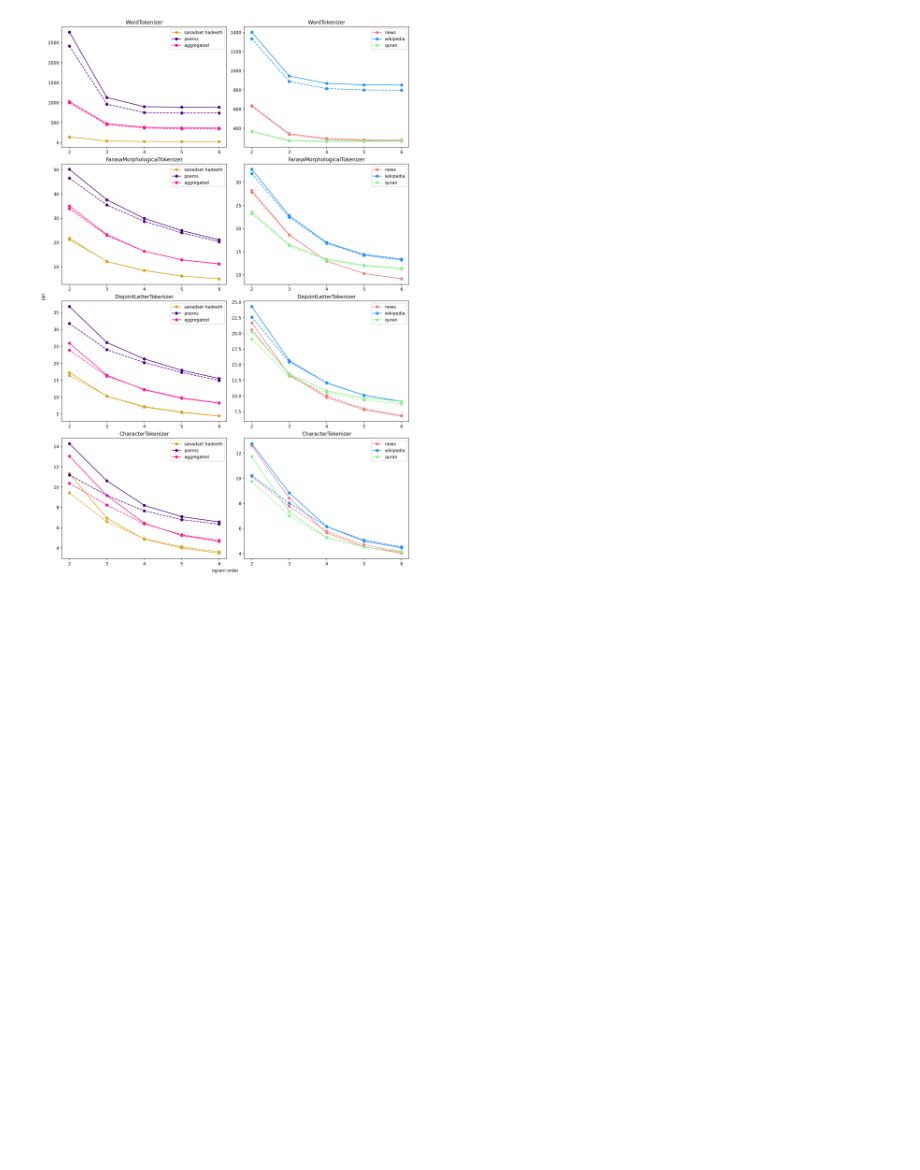
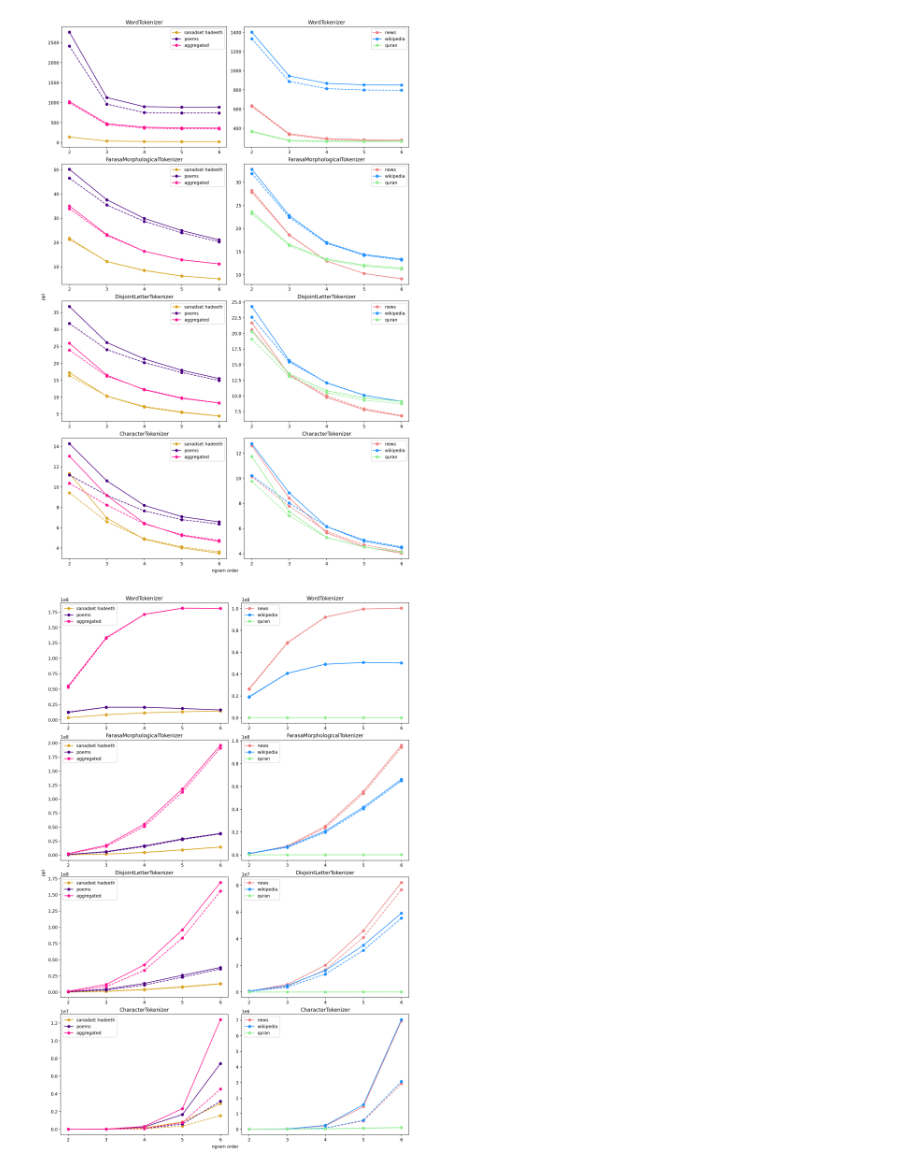
Before and after one commit to MagedSaeed/DotlessArabic, a Jupyter notebook: dotless_arabic/experiments/ngrams/notebooks/ngrams_results_plots.ipynb, the cells around one changed output. Saved outputs shown, nothing was run; the diff lists cells and outputs as text; code cells hidden in the pictures; blank space fills up the shorter version.

Commit message:
add ngrams results plots

```diff
--- a/dotless_arabic/experiments/ngrams/notebooks/ngrams_results_plots.ipynb
+++ b/dotless_arabic/experiments/ngrams/notebooks/ngrams_results_plots.ipynb
@@ -120,3 +120,55 @@ for i in range(4):
         axis[i, j].legend(loc="upper right",fontsize = f'{fontsize}')
 # %% [output]
 [figure]
+# %%
+fontsize = 10
+figsize = (12, 18)
+figure, axis = plt.subplots(
+    nrows=4,
+    ncols=2,
+    figsize=figsize,
+    dpi=200,
+    layout="constrained",
+)
+
+plt.rc("font", size=fontsize)
+figure.supxlabel("ngram order", fontsize=fontsize)
+figure.supylabel("ppl", fontsize=fontsize)
+
+for i in range(4):
+    for j in range(2):
+        axis[i, j].set_xticks(range(2, 7))
+
+for tokenizer_index, tokenizer_class in enumerate(sorted(results_dict,reverse=True)):
+    for dataset_index, dataset_name in enumerate(results_dict[tokenizer_class]):
+        for text_type in tok[dataset]:
+            if text_type.startswith("un"):
+                axis[tokenizer_index, (dataset_index + 1) % 2].plot(
+                    range(2, 7),
+                    [
+                        results_dict[tokenizer_class][dataset_name][text_type][order]["ngrams"]
+                        for order in results_dict[tokenizer_class][dataset_name][text_type]
+                    ],
+                    "o",
+                    linestyle="dashed",
+                    color=colors[dataset_index],
+                )
+            else:
+                axis[tokenizer_index, (dataset_index + 1) % 2].plot(
+                    range(2, 7),
+                    [
+                        results_dict[tokenizer_class][dataset_name][text_type][order]["ngrams"]
+                        for order in results_dict[tokenizer_class][dataset_name][text_type]
+                    ],
+                    "o",
+                    linestyle="solid",
+                    color=colors[dataset_index],
+                    label=dataset_name.replace("_dataset", "").replace('_',' '),
+                )
+            axis[tokenizer_index, dataset_index % 2].title.set_text(tokenizer_class)
+
+for i in range(4):
+    for j in range(2):
+        axis[i, j].legend(loc="upper left",fontsize = f'{fontsize}')
+# %% [output]
+[figure, added]
```
